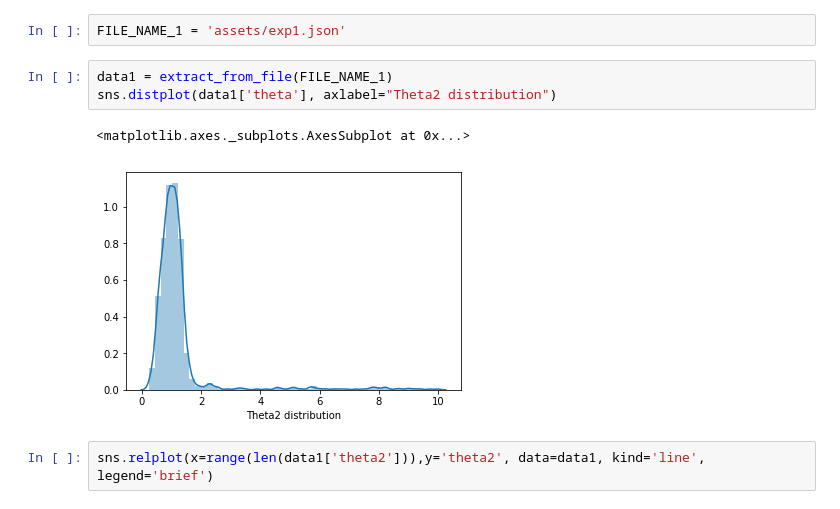
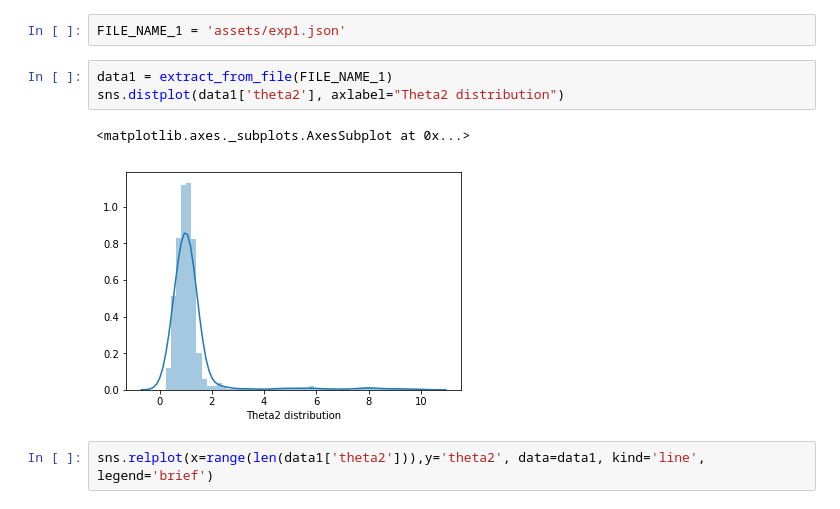
Before and after one commit to quentinl-c/abc-shadow, a Jupyter notebook: results/Binom_graph/binom_graph.ipynb, the cells around one changed output. Saved outputs shown, nothing was run; the diff lists cells and outputs as text.

```diff
--- a/results/Binom_graph/binom_graph.ipynb
+++ b/results/Binom_graph/binom_graph.ipynb
@@ -41,10 +55,10 @@ def sample(df, by):
 FILE_NAME_1 = 'assets/exp1.json'
 # %%
 data1 = extract_from_file(FILE_NAME_1)
-sns.distplot(data1['theta'], axlabel="Theta2 distribution")
+sns.distplot(data1['theta2'], axlabel="Theta2 distribution")
 # %% [output]
 <matplotlib.axes._subplots.AxesSubplot at 0x...>
-[figure, old version]
+[figure, new version]
 # %%
 sns.relplot(x=range(len(data1['theta2'])),y='theta2', data=data1, kind='line', legend='brief')
 # %% [output]
```
Also changed, not shown: parts of 8 cells of this notebook, 3 other files.
